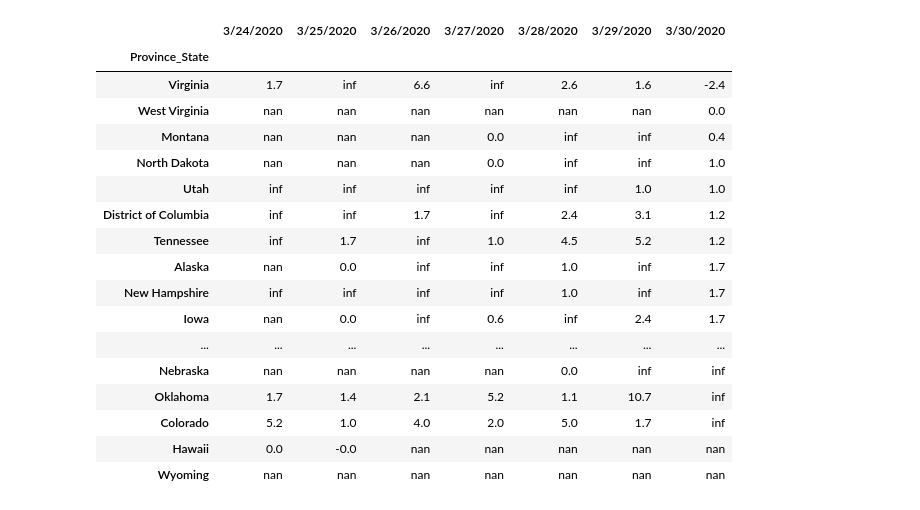
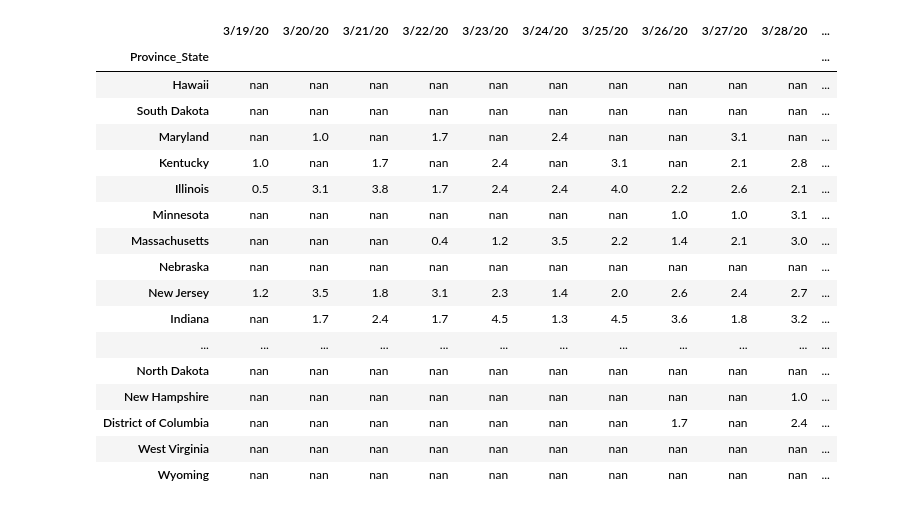
Before and after one commit to caseyjamesdavis/covid19-numbers, a Jupyter notebook: covid 19 numbers US.ipynb, the cells around one changed output. Cells and saved outputs as stored; diff of their text form; code cells hidden in the pictures.

```diff
--- a/covid 19 numbers US.ipynb
+++ b/covid 19 numbers US.ipynb
@@ -163,29 +167,32 @@ cases_doubling_time.style.background_gradient(cmap='Greens', vmin=2.0, vmax=14.0
 # %%
 deaths_doubling_time = ln(2)/ln(1 + deaths.pct_change(axis='columns'))
-deaths_doubling_time = deaths_doubling_time.loc[ :, deaths.columns[-7:] ]
+deaths_doubling_time = deaths_doubling_time.loc[ :, deaths.columns[-14:] ]
 
 deaths_doubling_time = deaths_doubling_time.sort_values(by=[deaths_doubling_time.columns[-1]])
 
-deaths_doubling_time.style.background_gradient(cmap='Reds_r', vmin=2.0, vmax=7.0).format("{:.1f}")
+deaths_doubling_time = deaths_doubling_time.replace([np.inf, -np.inf, 0.0, -0.0], np.nan)
+
+
+deaths_doubling_time.style.background_gradient(cmap='Reds_r', vmin=1.0, vmax=7.0).format("{:.1f}")
 # %% [output]
-|  | 3/24/2020 | 3/25/2020 | 3/26/2020 | 3/27/2020 | 3/28/2020 | 3/29/2020 | 3/30/2020 |
-| Province_State |  |  |  |  |  |  |  |
-| Virginia | 1.7 | inf | 6.6 | inf | 2.6 | 1.6 | -2.4 |
-| West Virginia | nan | nan | nan | nan | nan | nan | 0.0 |
-| Montana | nan | nan | nan | 0.0 | inf | inf | 0.4 |
-| North Dakota | nan | nan | nan | 0.0 | inf | inf | 1.0 |
-| Utah | inf | inf | inf | inf | inf | 1.0 | 1.0 |
-| District of Columbia | inf | inf | 1.7 | inf | 2.4 | 3.1 | 1.2 |
-| Tennessee | inf | 1.7 | inf | 1.0 | 4.5 | 5.2 | 1.2 |
-| Alaska | nan | 0.0 | inf | inf | 1.0 | inf | 1.7 |
-| New Hampshire | inf | inf | inf | inf | 1.0 | inf | 1.7 |
-| Iowa | nan | 0.0 | inf | 0.6 | inf | 2.4 | 1.7 |
-| ... | ... | ... | ... | ... | ... | ... | ... |
-| Nebraska | nan | nan | nan | nan | 0.0 | inf | inf |
-| Oklahoma | 1.7 | 1.4 | 2.1 | 5.2 | 1.1 | 10.7 | inf |
-| Colorado | 5.2 | 1.0 | 4.0 | 2.0 | 5.0 | 1.7 | inf |
-| Hawaii | 0.0 | -0.0 | nan | nan | nan | nan | nan |
-| Wyoming | nan | nan | nan | nan | nan | nan | nan |
+|  | 3/19/20 | 3/20/20 | 3/21/20 | 3/22/20 | 3/23/20 | 3/24/20 | 3/25/20 | 3/26/20 | 3/27/20 | 3/28/20 | ... |
+| Province_State |  |  |  |  |  |  |  |  |  |  | ... |
+| Hawaii | nan | nan | nan | nan | nan | nan | nan | nan | nan | nan | ... |
+| South Dakota | nan | nan | nan | nan | nan | nan | nan | nan | nan | nan | ... |
+| Maryland | nan | 1.0 | nan | 1.7 | nan | 2.4 | nan | nan | 3.1 | nan | ... |
+| Kentucky | 1.0 | nan | 1.7 | nan | 2.4 | nan | 3.1 | nan | 2.1 | 2.8 | ... |
+| Illinois | 0.5 | 3.1 | 3.8 | 1.7 | 2.4 | 2.4 | 4.0 | 2.2 | 2.6 | 2.1 | ... |
+| Minnesota | nan | nan | nan | nan | nan | nan | nan | 1.0 | 1.0 | 3.1 | ... |
+| Massachusetts | nan | nan | nan | 0.4 | 1.2 | 3.5 | 2.2 | 1.4 | 2.1 | 3.0 | ... |
+| Nebraska | nan | nan | nan | nan | nan | nan | nan | nan | nan | nan | ... |
+| New Jersey | 1.2 | 3.5 | 1.8 | 3.1 | 2.3 | 1.4 | 2.0 | 2.6 | 2.4 | 2.7 | ... |
+| Indiana | nan | 1.7 | 2.4 | 1.7 | 4.5 | 1.3 | 4.5 | 3.6 | 1.8 | 3.2 | ... |
+| ... | ... | ... | ... | ... | ... | ... | ... | ... | ... | ... | ... |
+| North Dakota | nan | nan | nan | nan | nan | nan | nan | nan | nan | nan | ... |
+| New Hampshire | nan | nan | nan | nan | nan | nan | nan | nan | nan | 1.0 | ... |
+| District of Columbia | nan | nan | nan | nan | nan | nan | nan | 1.7 | nan | 2.4 | ... |
+| West Virginia | nan | nan | nan | nan | nan | nan | nan | nan | nan | nan | ... |
+| Wyoming | nan | nan | nan | nan | nan | nan | nan | nan | nan | nan | ... |
 # %%
 
 pop['per_thou'] = pop['Population']/1e3
```
Also changed, not shown: parts of 7 cells of this notebook, 10 other files.
